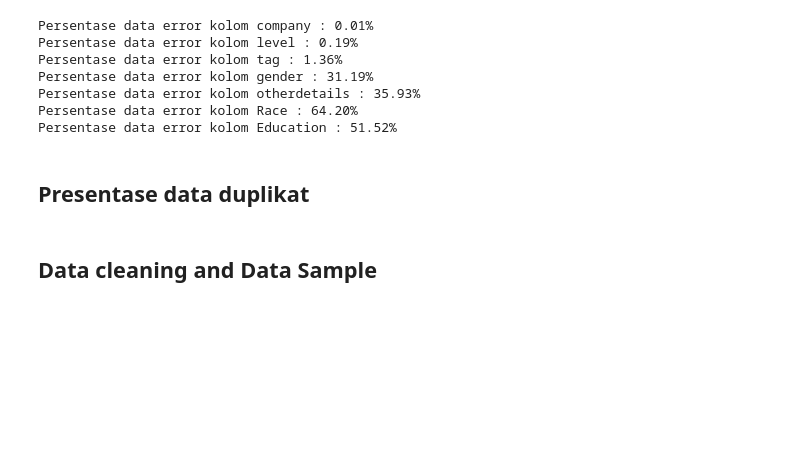
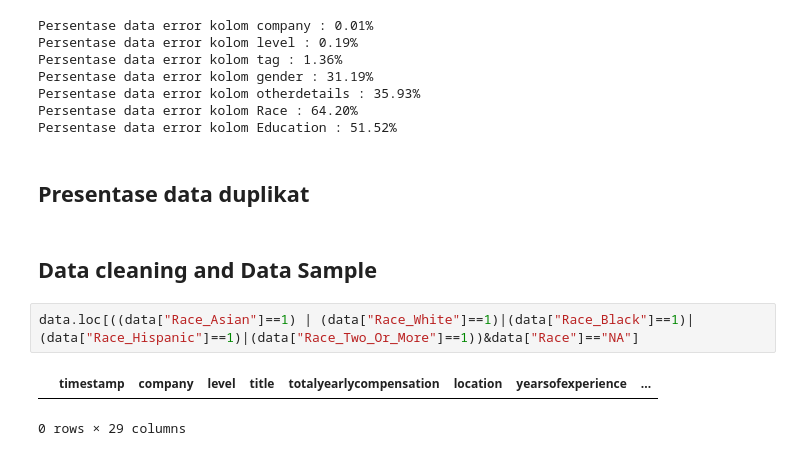
Before and after one commit to fairuzald/andat-Tubes2, a Jupyter notebook: main.ipynb, the cells around one changed output. Drawn from its saved outputs; the diff is of its cells as text; blank space fills up the shorter version.

Commit message:
Menyempurnakan info detail data

```diff
--- a/main.ipynb
+++ b/main.ipynb
@@ -258,3 +295,8 @@ Persentase data error kolom Education : 51.52%
 ## Presentase data duplikat
 # %% [markdown]
 ## Data cleaning and Data Sample
+# %%
+data.loc[((data["Race_Asian"]==1) | (data["Race_White"]==1)|(data["Race_Black"]==1)|(data["Race_Hispanic"]==1)|(data["Race_Two_Or_More"]==1))&data["Race"]=="NA"]
+# %% [output]
+|  | timestamp | company | level | title | totalyearlycompensation | location | yearsofexperience | ... |
+0 rows × 29 columns
```
Also changed, not shown: parts of 36 cells of this notebook.
